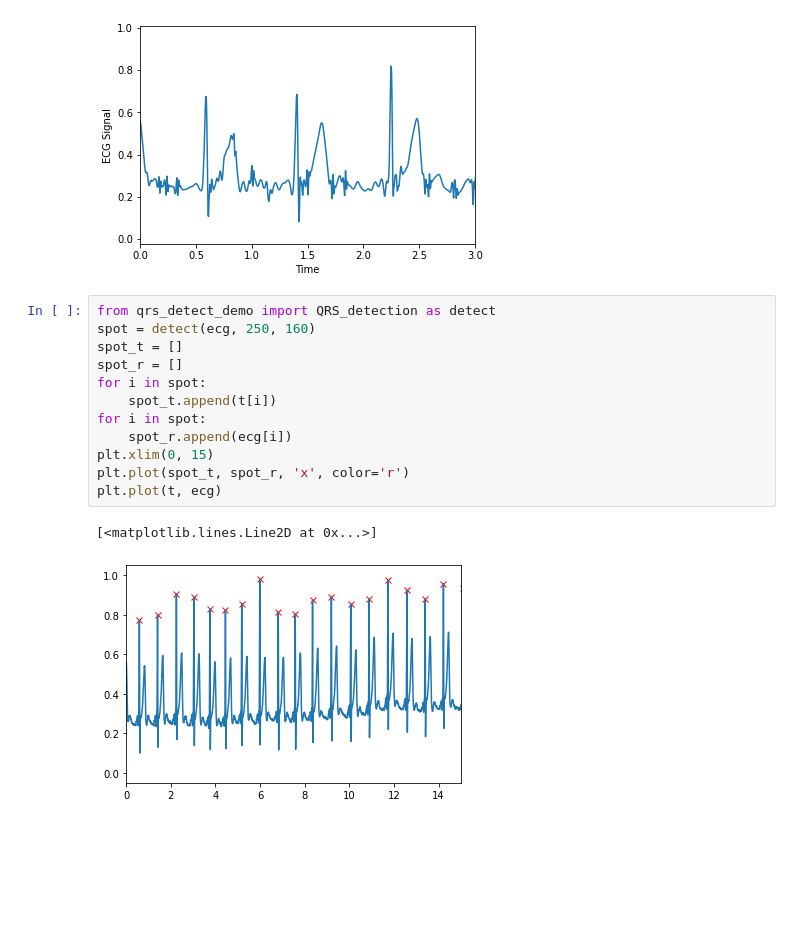
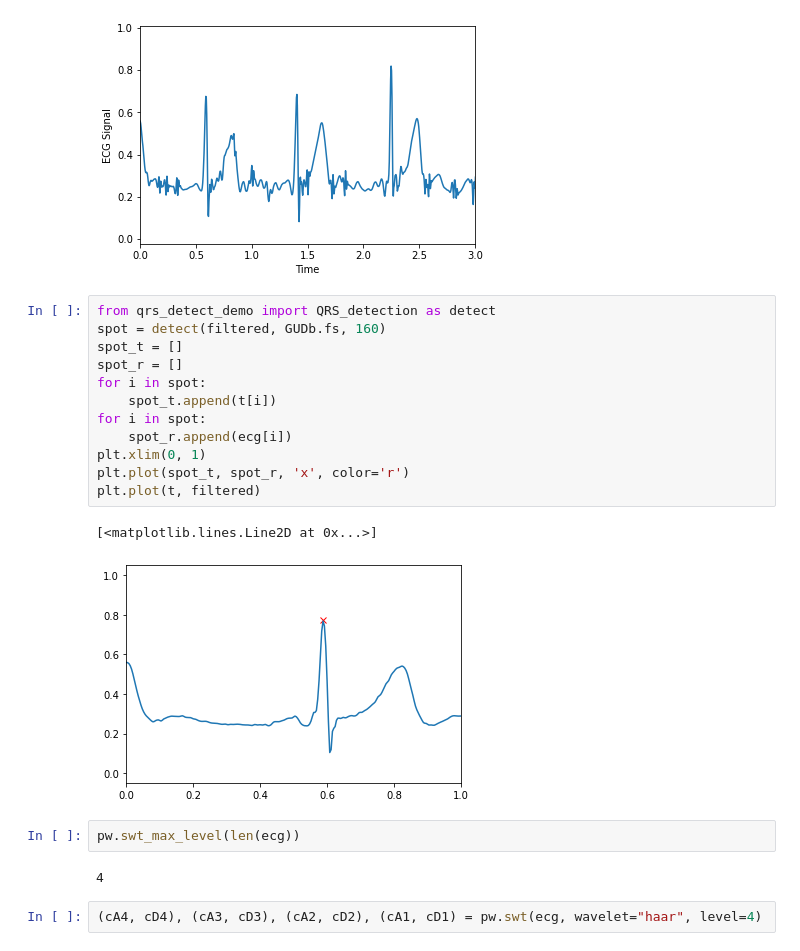
Before and after one commit to brlinbiu/stress-detector, a Jupyter notebook: quick_plot_demo.ipynb, the cells around one changed output. Drawn from its saved outputs; the diff is of its cells as text; blank space fills up the shorter version.

Commit message:
2022/04/03 make qrs_detection file more clear

```diff
--- a/quick_plot_demo.ipynb
+++ b/quick_plot_demo.ipynb
@@ -90,16 +55,22 @@ plt.plot(t, filtered)
 [figure]
 # %%
 from qrs_detect_demo import QRS_detection as detect
-spot = detect(ecg, 250, 160)
+spot = detect(filtered, GUDb.fs, 160)
 spot_t = []
 spot_r = []
 for i in spot:
     spot_t.append(t[i])
 for i in spot:
     spot_r.append(ecg[i])
-plt.xlim(0, 15)
+plt.xlim(0, 1)
 plt.plot(spot_t, spot_r, 'x', color='r')
-plt.plot(t, ecg)
+plt.plot(t, filtered)
 # %% [output]
 [<matplotlib.lines.Line2D at 0x...>]
-[figure, old version]
+[figure, new version]
+# %%
+pw.swt_max_level(len(ecg))
+# %% [output]
+4
+# %%
+(cA4, cD4), (cA3, cD3), (cA2, cD2), (cA1, cD1) = pw.swt(ecg, wavelet="haar", level=4)
```
Also changed, not shown: parts of 10 cells of this notebook, 6 other files.
